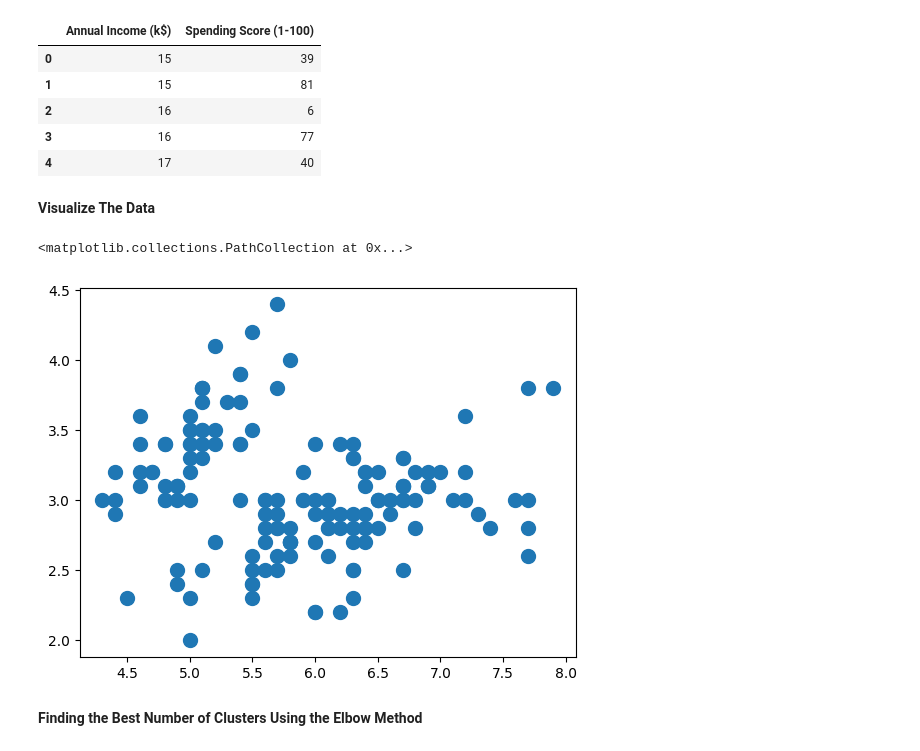
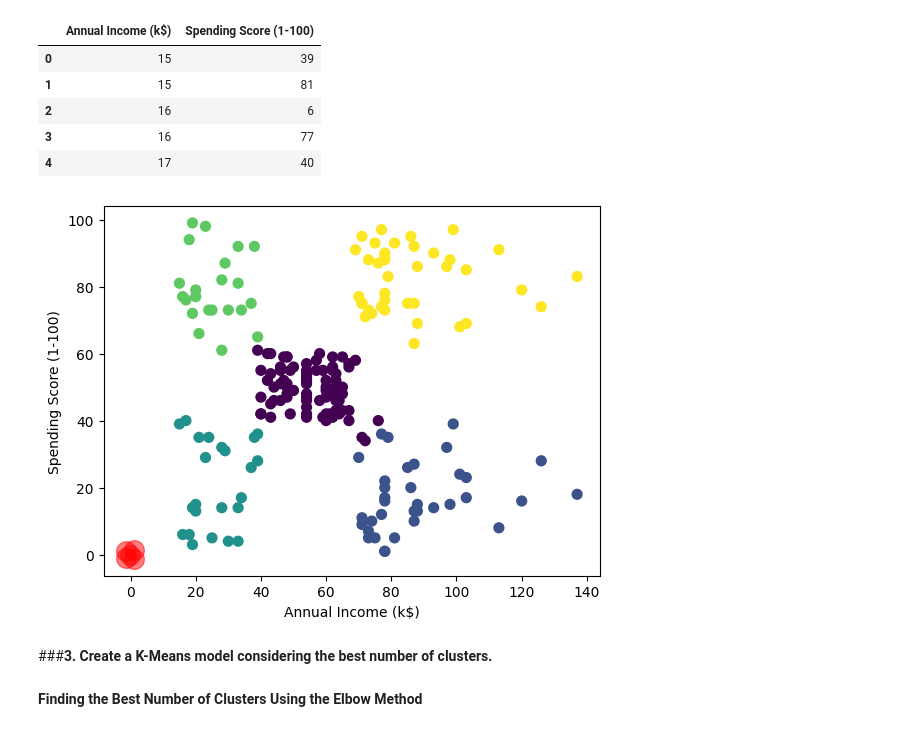
Before and after one commit to fnsalamaa/Machine-Learning, a Jupyter notebook: Machine_Learning_Week7.ipynb, the cells around one changed output. Saved outputs shown, nothing was run; the diff lists cells and outputs as text; code cells hidden in the pictures.

```diff
--- a/Machine_Learning_Week7.ipynb
+++ b/Machine_Learning_Week7.ipynb
@@ -450,12 +570,30 @@ features.head()
 | 2 | 16 | 6 |
 | 3 | 16 | 77 |
 | 4 | 17 | 40 |
-# %% [markdown]
-**Visualize The Data**
-# %%
-plt.scatter(X.iloc[:, 0], X.iloc[:, 1], s = 100)
-# %% [output]
-<matplotlib.collections.PathCollection at 0x...>
-[figure, removed]
+# %%
+n_clusters = 5
+scaler = StandardScaler()
+scaled = scaler.fit_transform(features)
+
+# Initiate a KMeans object
+cl_kmeans = KMeans(n_clusters=n_clusters, init='k-means++', n_init=10, max_iter=100, random_state=42)
+
+# Fit and predict models
+y_kmeans = cl_kmeans.fit_predict(scaled)
+# %%
+# Plot hasi cluster berdasarkan Sepal Length dan Sepal Width
+plt.scatter(df.iloc[:,3], df.iloc[:,4], s = 50, c=y_kmeans)
+
+# Plot centroid
+centers = cl_kmeans.cluster_centers_
+plt.scatter(centers[:, 0], centers[:, 1], c='red', s=200, alpha=0.5)
+
+plt.xlabel('Annual Income (k$)')
+plt.ylabel('Spending Score (1-100)')
+plt.show()
+# %% [output]
+[figure, added]
+# %% [markdown]
+###**3. Create a K-Means model considering the best number of clusters.**
 # %% [markdown]
 **Finding the Best Number of Clusters Using the Elbow Method**
```
Also changed, not shown: parts of 15 cells of this notebook.
